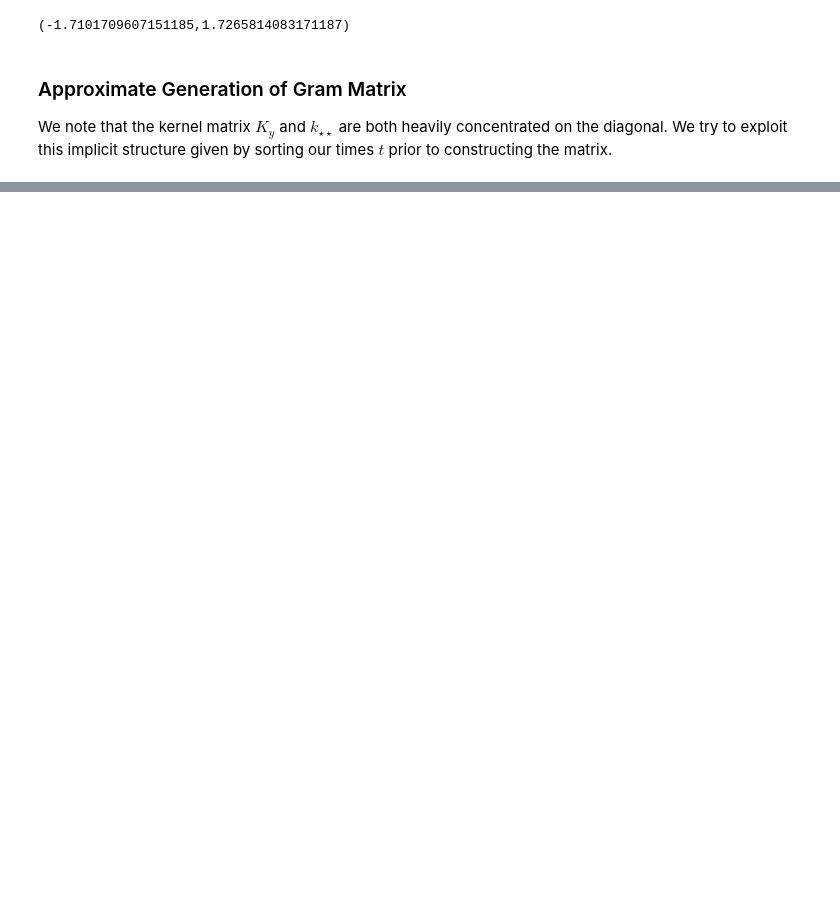
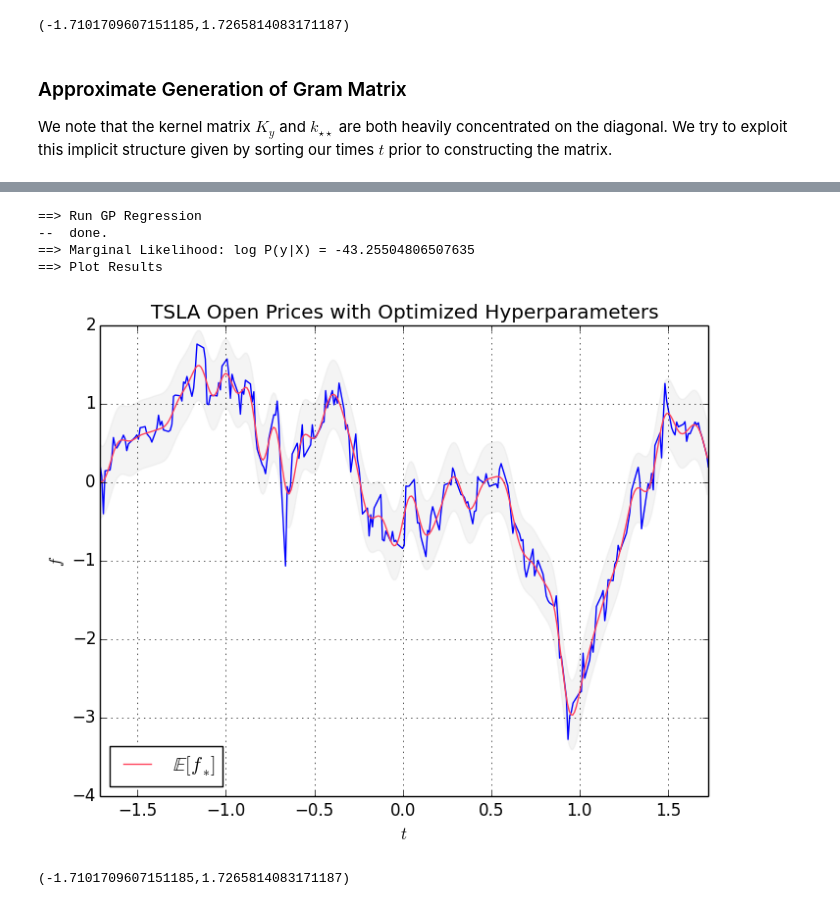
Before and after one commit to cdipaolo/inflection, a Jupyter notebook: notebooks/1.0-gp-regression.ipynb, the cells around one changed output, grey strips where cells are left out. Saved outputs shown, nothing was run; the diff lists cells and outputs as text; code cells hidden in the pictures; blank space fills up the shorter version.

```diff
--- a/notebooks/1.0-gp-regression.ipynb
+++ b/notebooks/1.0-gp-regression.ipynb
@@ -533,0 +652,40 @@ PyObject <matplotlib.colorbar.Colorbar instance at 0x...>
+# %%
+# plot results
+K_ = K(se, t, t)
+
+k_ = K(se, t, t_)
+dk_ = d_K(se,t,t_)
+d2k_ = d2_K(se,t,t_)
+k__ = K(se, t_,t_)
+
+println("==> Run GP Regression")
+# GP Regression algorithm + derivatives
+# -- Machine Learning: A Probabalistic Perspective
+#    Kevin Murphy, pp. 526
+L = chol(K_)
+α = L\(L'\tsla)
+μ = k_'*α
+v = L'\k_
+σ = sqrt(diag(k__) - diag(v'*v))
+logP_ = -tsla'*α/2 - sum(log(diag(L))) - size(tsla)[1]*log(2π)/2
+println("--  done.")
+println("==> Marginal Likelihood: log P(y|X) = $(logP_[1])")
+
+println("==> Plot Results")
+plot(t,tsla)
+plot(t_, μ, label="\$\\mathbb{E}[f_*]\$", color="#FF425B")
+fill_between(t_, μ-2σ, μ+2σ, color="#dddddd", alpha=0.3)
+title("TSLA Open Prices with Optimized Hyperparameters")
+xlabel("\$t\$")
+ylabel("\$f\$")
+legend(loc="lower left")
+
+grid()
+xlim(minimum(t), maximum(t))
+# %% [output]
+==> Run GP Regression
+--  done.
+==> Marginal Likelihood: log P(y|X) = -43.25504806507635
+==> Plot Results
+[figure, added]
+(-1.7101709607151185,1.7265814083171187)
```
Also changed, not shown: parts of 18 cells of this notebook.
